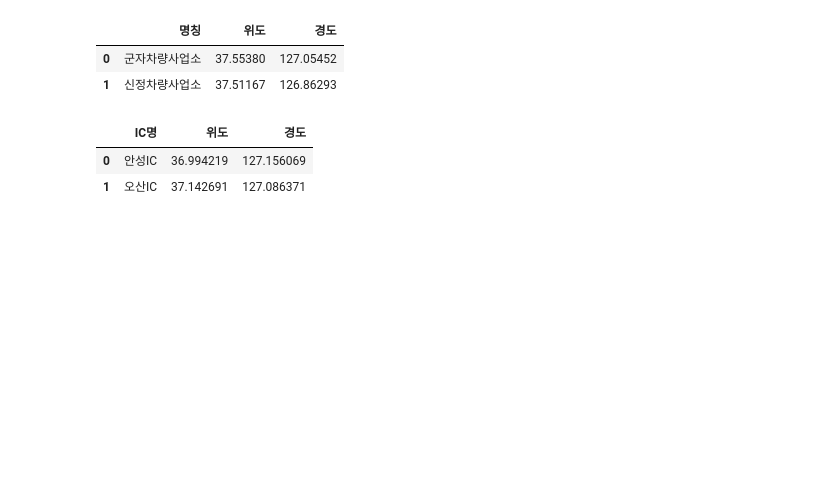
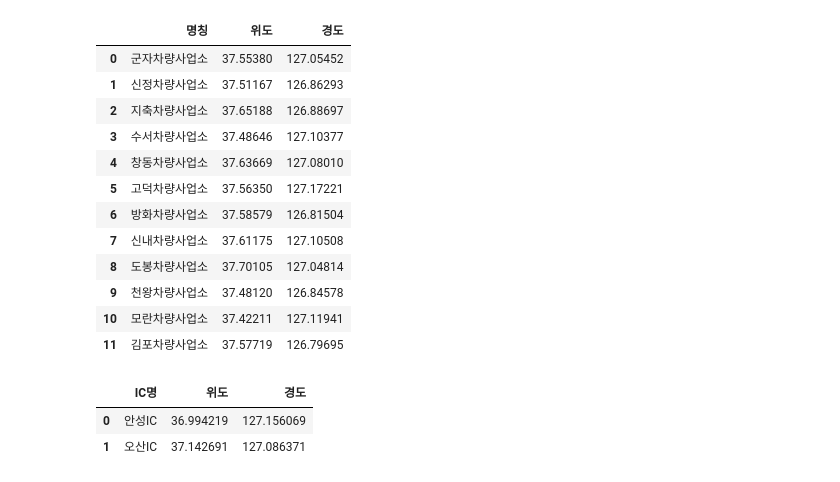
Before and after one commit to kth321/Ministry-of-Land-Infrastructure-and-Transport-public-data-competition, a Jupyter notebook: 차량기지_IC_거리_계산.ipynb, the cells around one changed output. Cells and saved outputs as stored; diff of their text form; code cells hidden in the pictures; blank space fills up the shorter version.

Commit message:
update '차량사업소' <- '모란차량사업소, 김포차량사업소

```diff
--- a/차량기지_IC_거리_계산.ipynb
+++ b/차량기지_IC_거리_계산.ipynb
@@ -21,11 +20,21 @@ center = pd.read_csv('/content/drive/MyDrive/공모전/KTH/data/전처리후/IC/
 ic = pd.read_csv('/content/drive/MyDrive/공모전/KTH/data/전처리후/IC/IC_위도_경도.csv')
 # %%
 center = center[['명칭', '위도', '경도']]
-center.head(2)
+center
 # %% [output]
 |  | 명칭 | 위도 | 경도 |
 | 0 | 군자차량사업소 | 37.55380 | 127.05452 |
 | 1 | 신정차량사업소 | 37.51167 | 126.86293 |
+| 2 | 지축차량사업소 | 37.65188 | 126.88697 |
+| 3 | 수서차량사업소 | 37.48646 | 127.10377 |
+| 4 | 창동차량사업소 | 37.63669 | 127.08010 |
+| 5 | 고덕차량사업소 | 37.56350 | 127.17221 |
+| 6 | 방화차량사업소 | 37.58579 | 126.81504 |
+| 7 | 신내차량사업소 | 37.61175 | 127.10508 |
+| 8 | 도봉차량사업소 | 37.70105 | 127.04814 |
+| 9 | 천왕차량사업소 | 37.48120 | 126.84578 |
+| 10 | 모란차량사업소 | 37.42211 | 127.11941 |
+| 11 | 김포차량사업소 | 37.57719 | 126.79695 |
 # %%
 ic.head(2)
 # %% [output]
```
Also changed, not shown: parts of 9 cells of this notebook, 8 other files.
